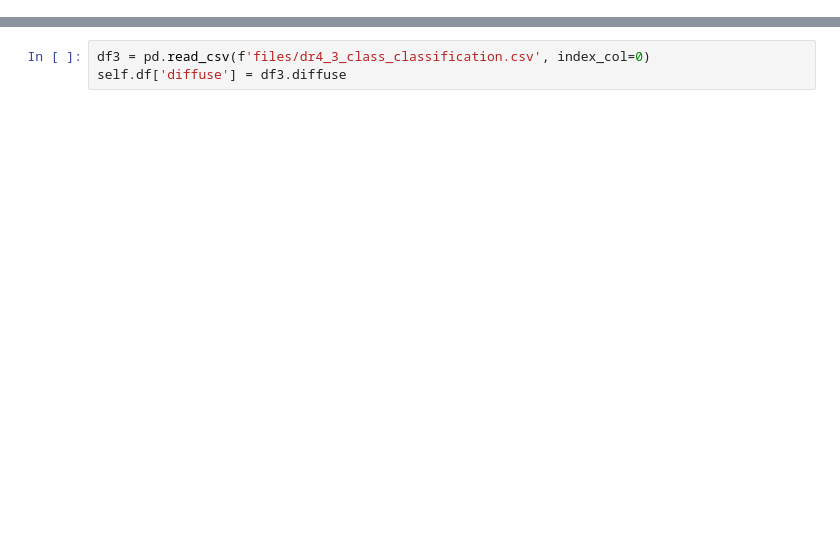
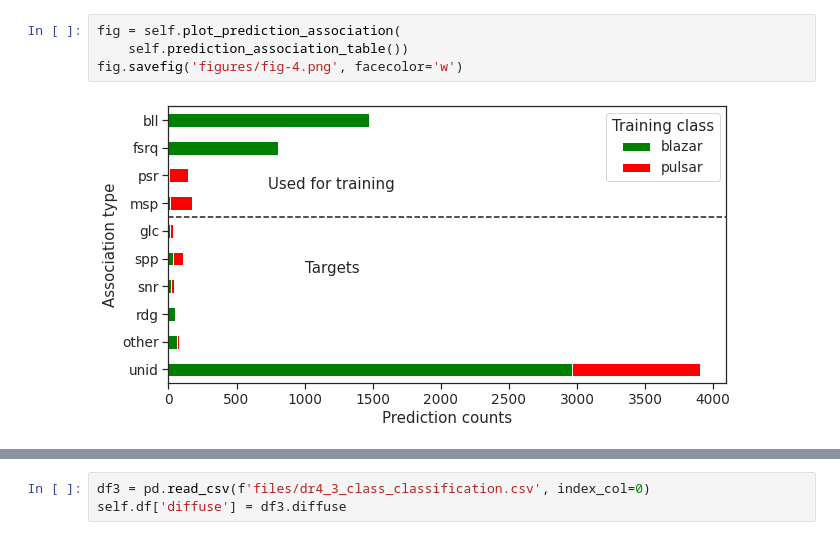
Before and after one commit to tburnett/srcpop, a Jupyter notebook: paper/ml_design.ipynb, the cells around one changed output, grey strips where cells are left out. Cells and saved outputs as stored; diff of their text form; blank space fills up the shorter version.

```diff
--- a/paper/ml_design.ipynb
+++ b/paper/ml_design.ipynb
@@ -35,0 +47,6 @@ File `files/dr4_3_class_classification.csv` exists--not overwriting.
+# %%
+fig = self.plot_prediction_association(
+    self.prediction_association_table())
+fig.savefig('figures/fig-4.png', facecolor='w')
+# %% [output]
+[figure, added]
```
Also changed, not shown: parts of 38 cells of this notebook, 9 other files.
